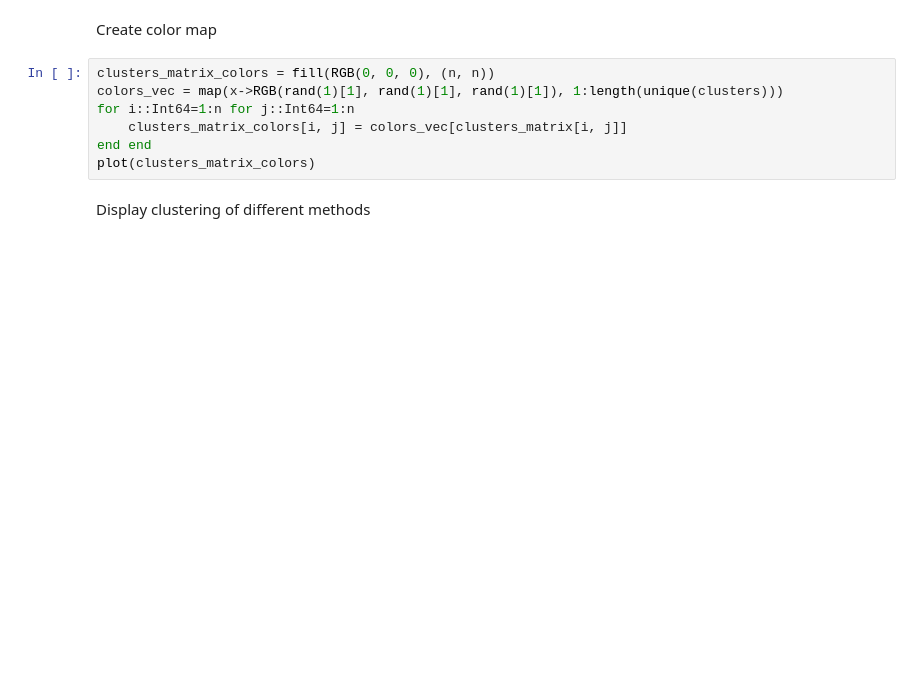
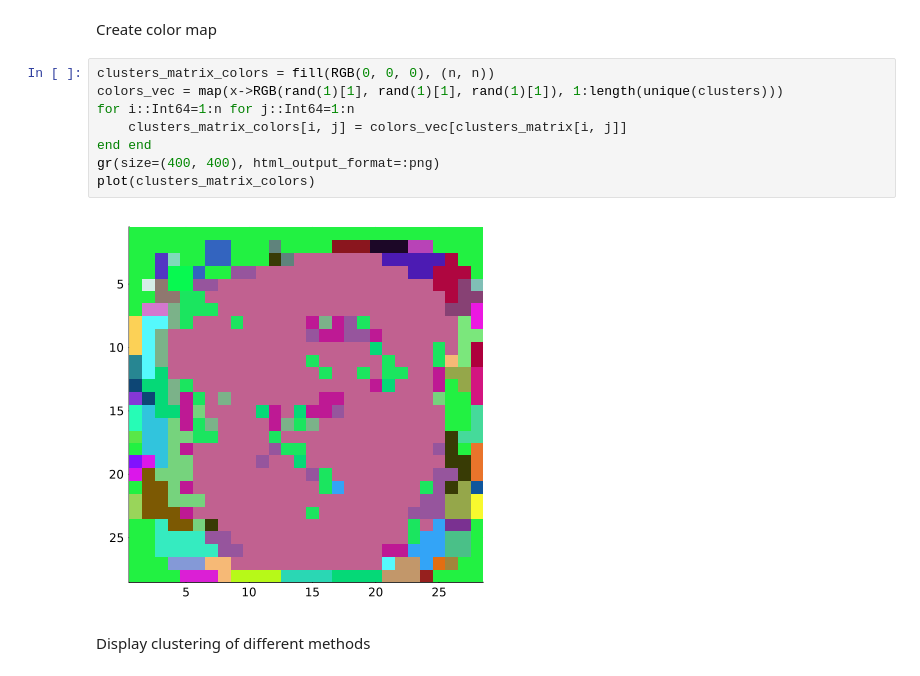
Before and after one commit to drvojtex/CDalgs, a Jupyter notebook: examples/mnist.ipynb, the cells around one changed output. Drawn from its saved outputs; the diff is of its cells as text; blank space fills up the shorter version.

Commit message:
images output

```diff
--- a/examples/mnist.ipynb
+++ b/examples/mnist.ipynb
@@ -59,10 +56,13 @@ Create color map
 # %%
 clusters_matrix_colors = fill(RGB(0, 0, 0), (n, n))
 colors_vec = map(x->RGB(rand(1)[1], rand(1)[1], rand(1)[1]), 1:length(unique(clusters)))
 for i::Int64=1:n for j::Int64=1:n
     clusters_matrix_colors[i, j] = colors_vec[clusters_matrix[i, j]]
 end end
+gr(size=(400, 400), html_output_format=:png)
 plot(clusters_matrix_colors)
+# %% [output]
+[figure, added]
 # %% [markdown]
 Display clustering of different methods
 # %%
```
Also changed, not shown: parts of 3 cells of this notebook.
